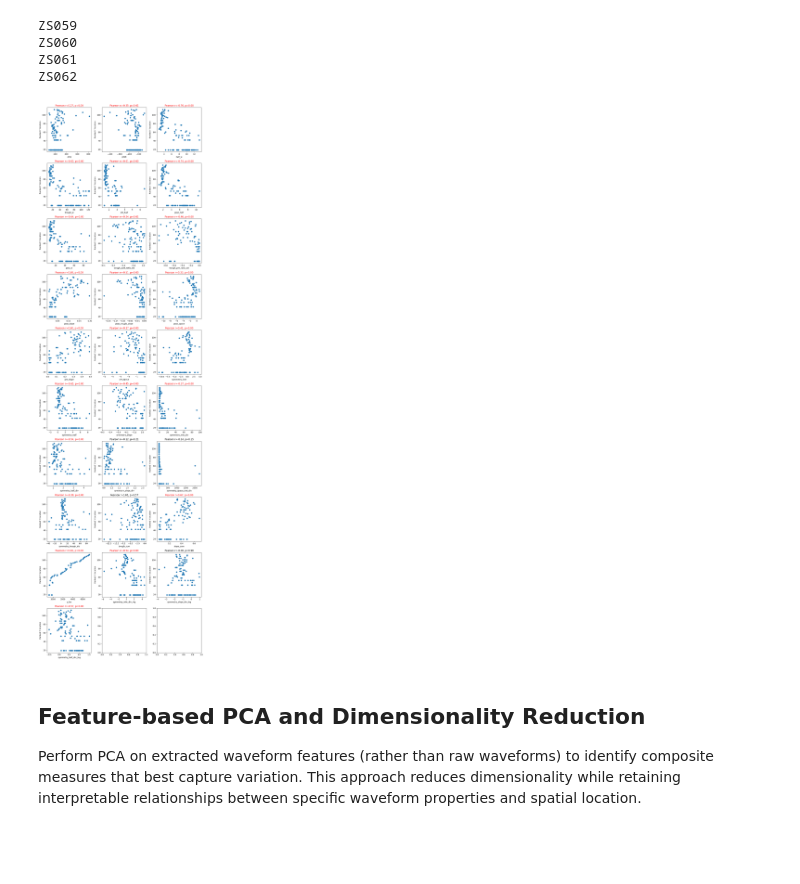
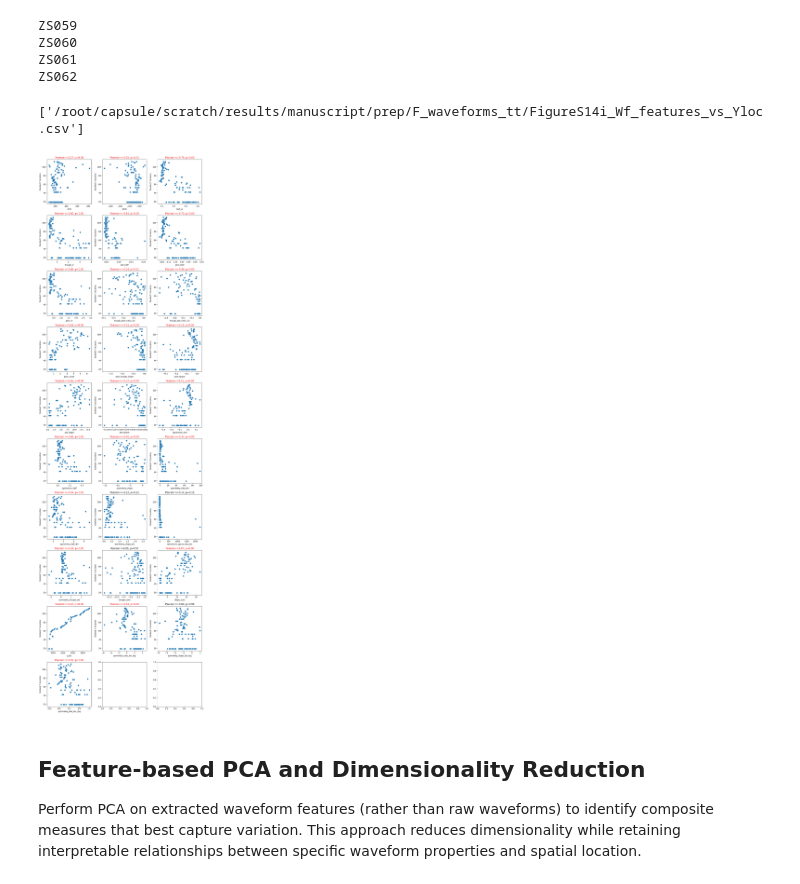
Before and after one commit to AllenNeuralDynamics/aind-beh-ephys-analysis, a Jupyter notebook: code/beh_ephys_analysis/session_combine/manuscript_figures/F_waveform_space_tetrode.ipynb, the cells around one changed output. Saved outputs shown, nothing was run; the diff lists cells and outputs as text; code cells hidden in the pictures; blank space fills up the shorter version.

```diff
--- a/code/beh_ephys_analysis/session_combine/manuscript_figures/F_waveform_space_tetrode.ipynb
+++ b/code/beh_ephys_analysis/session_combine/manuscript_figures/F_waveform_space_tetrode.ipynb
@@ -417,7 +392,7 @@ Processing unit TT7_SS_01 of session behavior_ZS062_2021-05-09_17-15-10
 Processing unit TT2_SS_01 of session behavior_ZS062_2021-05-10_19-15-51
 Processing unit TT7_SS_01 of session behavior_ZS062_2021-05-10_19-15-51
 # %%
-wf_features = pd.read_csv(str(capsule_directories()['derived_dir']) + '/results/manuscript/prep/waveforms_tt/combined_features.csv')
+wf_features = pd.read_csv(str(capsule_directories()['manuscript_fig_prep_dir']) + '/waveforms_tt/combined_features.csv')
 # %%
 wf_features.rename(columns={'unit_id': 'unit'}, inplace=True)
 combined_features = wf_features.merge(combined_tagged_units_filtered[['session', 'unit', 'x_ccf', 'y_ccf', 'z_ccf', 'isi_violations']], on=['session', 'unit'], how='left')
@@ -425,21 +400,3 @@ combined_features = wf_features.merge(combined_tagged_units_filtered[['session',
 ## Waveform Visualization
 
 Visualize all individual waveforms and their normalized forms. Normalization by peak amplitude allows comparison of waveform shapes across units with different firing amplitudes, revealing systematic variations in action potential kinetics.
-# %%
-# plot all waveforms with session and unit id
-fig, axs = plt.subplots(nrows=15, ncols=10, figsize=(20, 30))
-for i, rows in enumerate(combined_tagged_units_filtered.iterrows()):
-    ax = axs[i//10, i%10]
-    wf = rows[1][f'wf{waveform_version}'][:32*5]
-    # wf_bl = np.nanmean(wf[:5])
-    # wf = wf - wf_bl
-    peak = rows[1][f'peak{waveform_version}'] - wf_bl
-    peak_ind = np.argmin(wf)
-    ax.plot(wf, color='k', alpha=0.5)
-    ax.axhline(0, color='gray', linestyle='--', linewidth=0.5)
-    ax.axvline(peak_ind, color='r', linestyle='--', linewidth=0.5)
-    ax.set_title(f'{rows[1]["session"][9:]}\n{rows[1]["unit"]}', fontsize=8)
-    ax.set_xticks([])
-    # ax.set_yticks([])
-plt.tight_layout()
-plt.savefig(os.path.join(target_folder, f'all_waveforms_{criteria_name}_waveformQC.pdf'), dpi=300)
@@ -664,30 +607,37 @@ y_loc_ranked = rankdata(y_loc)
 # %%
 # scatter plot and correlation with ranked
 features = wf_features.columns.tolist()
 features.remove('unit')
 features.remove('session')
 features.remove('probe')
 n_rows = int(np.ceil(len(features)/3))
 fig, axes = plt.subplots(nrows=n_rows, ncols=3, figsize=(4*3, 4*n_rows))
 for feature_ind, feature in enumerate(features):
     ax = axes[feature_ind // 3, feature_ind % 3]
     focus = wf_features[feature].values
     sc = ax.scatter(focus, y_loc_ranked)
     ax.set_xlabel(feature)
     ax.set_ylabel('Ranked Y location')
     # calculate pearson correlation
     valid_ind = ~np.isnan(focus)
     corr, pval = stats.pearsonr(focus[valid_ind], y_loc_ranked[valid_ind])
     if pval<=0.05:
         title_color = 'red'
     else:
         title_color = 'black'
 
     ax.set_title(f'Pearson r={corr:.2f}, p={pval:.2f}', color=title_color)
 plt.tight_layout()
-plt.savefig(os.path.join(target_folder, f'Wf_features_vs_Yloc.pdf'), dpi=300, bbox_inches='tight')
+save_panels(fig, target_folder, f'Wf_features_vs_Yloc', ['FigureS14i'], exts=('pdf',), dpi=300, bbox_inches='tight')
+# ---- panel CSV (rule 1: scatter, ranked depth vs each waveform feature) ----
+_cols = {'y_loc_ranked': np.asarray(y_loc_ranked)}
+for _f in features:
+    _cols[_f] = wf_features[_f].values
+save_panel_csv(columns_to_df(**_cols), target_folder, f'Wf_features_vs_Yloc', ['FigureS14i'])
+##FigureS14i##
 # %% [output]
+['/root/capsule/scratch/results/manuscript/prep/F_waveforms_tt/FigureS14i_Wf_features_vs_Yloc.csv']
-[figure, old version]
+[figure, new version]
 # %% [markdown]
 ## Feature-based PCA and Dimensionality Reduction
 
```
Also changed, not shown: parts of 10 cells of this notebook, 14 other files.
